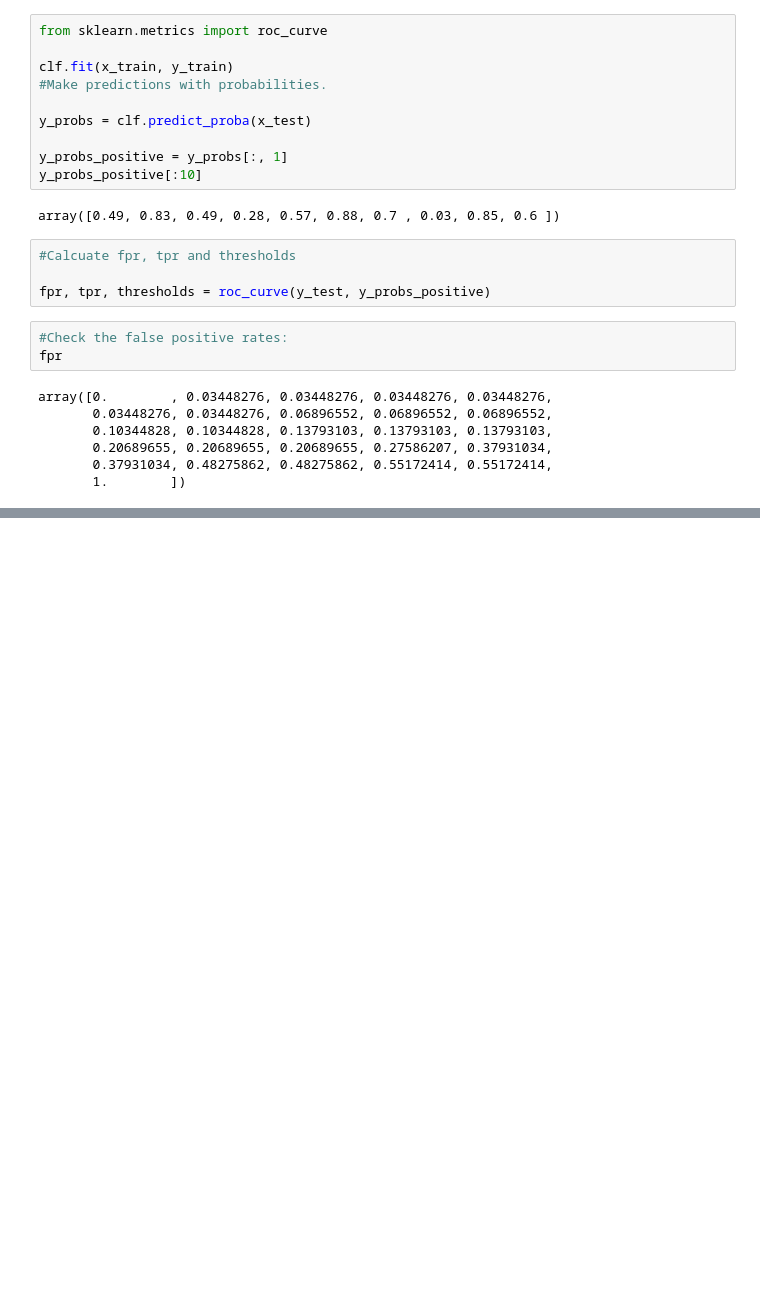
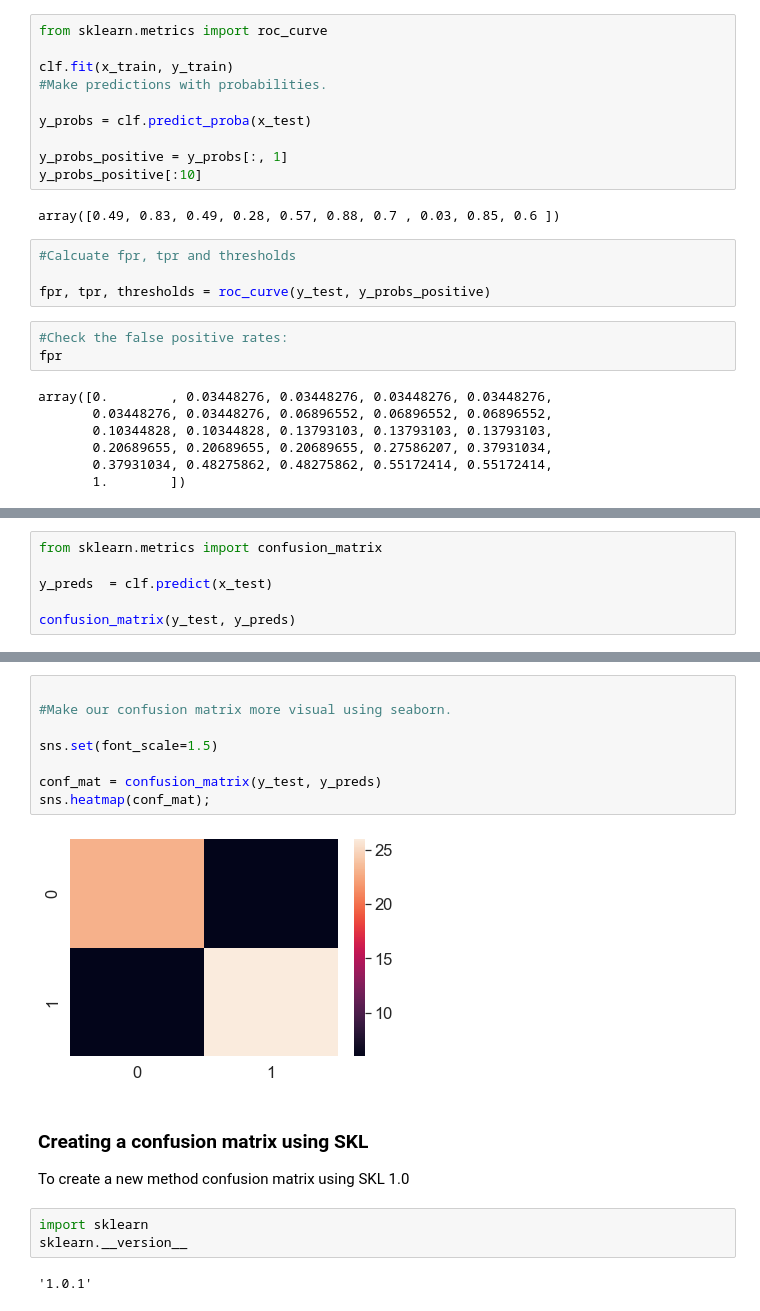
Before and after one commit to Arrancara/Udemy_ML_Data_Science, a Jupyter notebook: SciKit Learn/Untitled.ipynb, the cells around one changed output, grey strips where cells are left out. Saved outputs shown, nothing was run; the diff lists cells and outputs as text; blank space fills up the shorter version.

```diff
--- a/SciKit Learn/Untitled.ipynb
+++ b/SciKit Learn/Untitled.ipynb
@@ -1101,0 +870,6 @@ def plot_roc_curve(fpr, tpr):
+# %%
+from sklearn.metrics import confusion_matrix
+
+y_preds  = clf.predict(x_test)
+
+confusion_matrix(y_test, y_preds)
@@ -1101,0 +899,19 @@ def plot_roc_curve(fpr, tpr):
+# %%
+
+#Make our confusion matrix more visual using seaborn.
+
+sns.set(font_scale=1.5)
+
+conf_mat = confusion_matrix(y_test, y_preds)
+sns.heatmap(conf_mat);
+# %% [output]
+[figure, added]
+# %% [markdown]
+### Creating a confusion matrix using SKL
+
+To create a new method confusion matrix using SKL 1.0
+# %%
+import sklearn
+sklearn.__version__
+# %% [output]
+'1.0.1'
```
Also changed, not shown: parts of 120 cells of this notebook, 3 other files.
